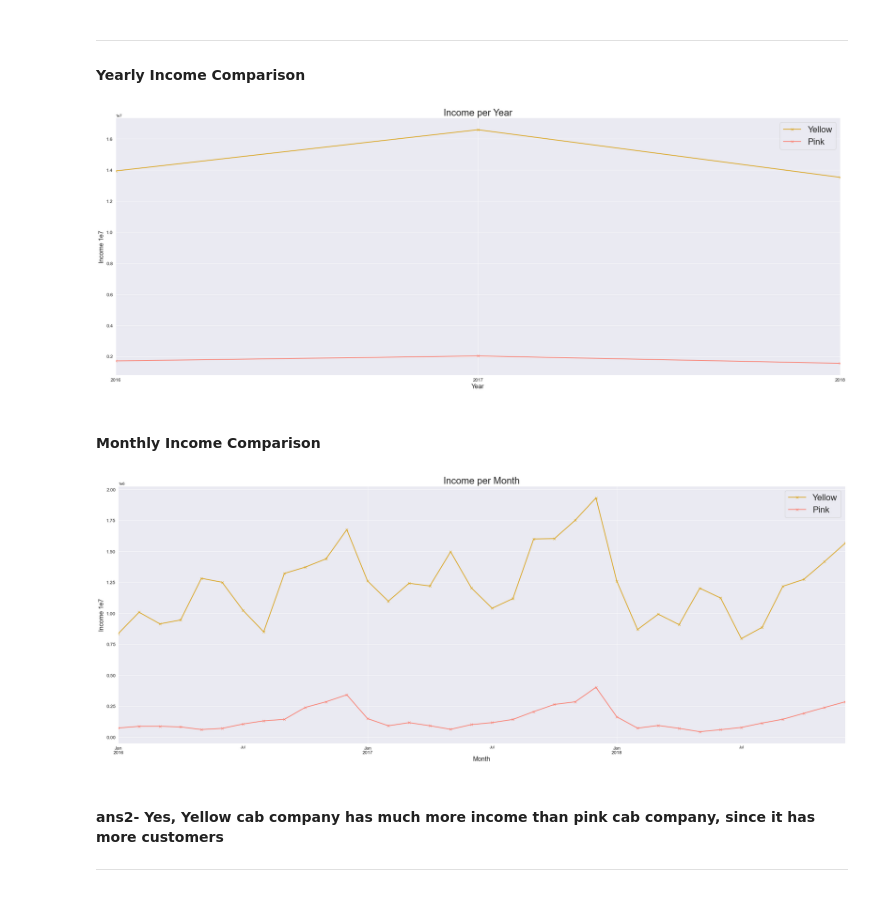
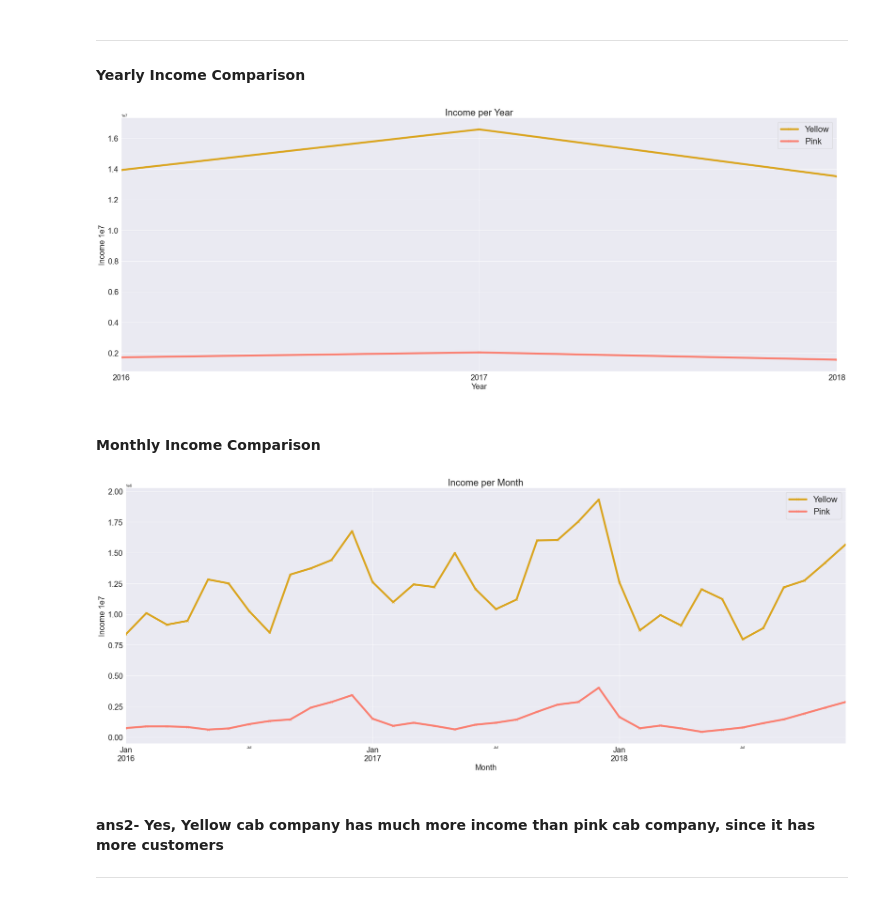
Before and after one commit to Ehab42/G2M-insight-for-Cab-Investment-firm, a Jupyter notebook: Master.ipynb, the cells around one changed output. Cells and saved outputs as stored; diff of their text form; code cells hidden in the pictures.

```diff
--- a/Master.ipynb
+++ b/Master.ipynb
@@ -335,33 +349,33 @@ plt.legend(fontsize=22);
 # %%
 plt.figure(figsize=(33,12))
 sns.set_style("darkgrid")
-df_yellow.set_index('Date of Travel')['Ride Income'].resample('y').sum().plot.line(marker='x', linewidth=2, label='Yellow', color='goldenrod')
-df_pink.set_index('Date of Travel')['Ride Income'].resample('y').sum().plot.line(marker='x', linewidth=2, label='Pink', color='salmon')
+df_yellow.set_index('Date of Travel')['Ride Income'].resample('y').sum().plot.line(marker='x', linewidth=5, label='Yellow', color='goldenrod')
+df_pink.set_index('Date of Travel')['Ride Income'].resample('y').sum().plot.line(marker='x', linewidth=5, label='Pink', color='salmon')
 plt.legend()
 plt.title("Income per Year", fontsize=24)
-plt.xlabel("Year", fontsize=16)
-plt.ylabel("Income 1e7", fontsize=16)
-plt.yticks(fontsize=12)
-plt.xticks(fontsize=12)
+plt.xlabel("Year", fontsize=20)
+plt.ylabel("Income 1e7", fontsize=20)
+plt.yticks(fontsize=20)
+plt.xticks(fontsize=20)
 plt.legend(fontsize=22);
 # %% [output]
-[figure, old version]
+[figure, new version]
 # %% [markdown]
 #### Monthly Income Comparison
 # %%
 plt.figure(figsize=(33,12))
 sns.set_style("darkgrid")
-df_yellow.set_index('Date of Travel')['Ride Income'].resample('m').sum().plot.line(marker='x', linewidth=2, label='Yellow', color='goldenrod')
-df_pink.set_index('Date of Travel')['Ride Income'].resample('m').sum().plot.line(marker='x', linewidth=2, label='Pink', color='salmon')
+df_yellow.set_index('Date of Travel')['Ride Income'].resample('m').sum().plot.line(marker='x', linewidth=5, label='Yellow', color='goldenrod')
+df_pink.set_index('Date of Travel')['Ride Income'].resample('m').sum().plot.line(marker='x', linewidth=5, label='Pink', color='salmon')
 plt.legend()
 plt.title("Income per Month", fontsize=24)
-plt.xlabel("Month", fontsize=16)
-plt.ylabel("Income 1e7", fontsize=16)
-plt.yticks(fontsize=12)
-plt.xticks(fontsize=12)
+plt.xlabel("Month", fontsize=20)
+plt.ylabel("Income 1e7", fontsize=20)
+plt.yticks(fontsize=20)
+plt.xticks(fontsize=20)
 plt.legend(fontsize=22);
 # %% [output]
-[figure, old version]
+[figure, new version]
 # %% [markdown]
 #### ans2- Yes, Yellow cab company has much more income than pink cab company, since it has more customers
 ---
```
Also changed, not shown: parts of 8 cells of this notebook, 2 other files.
